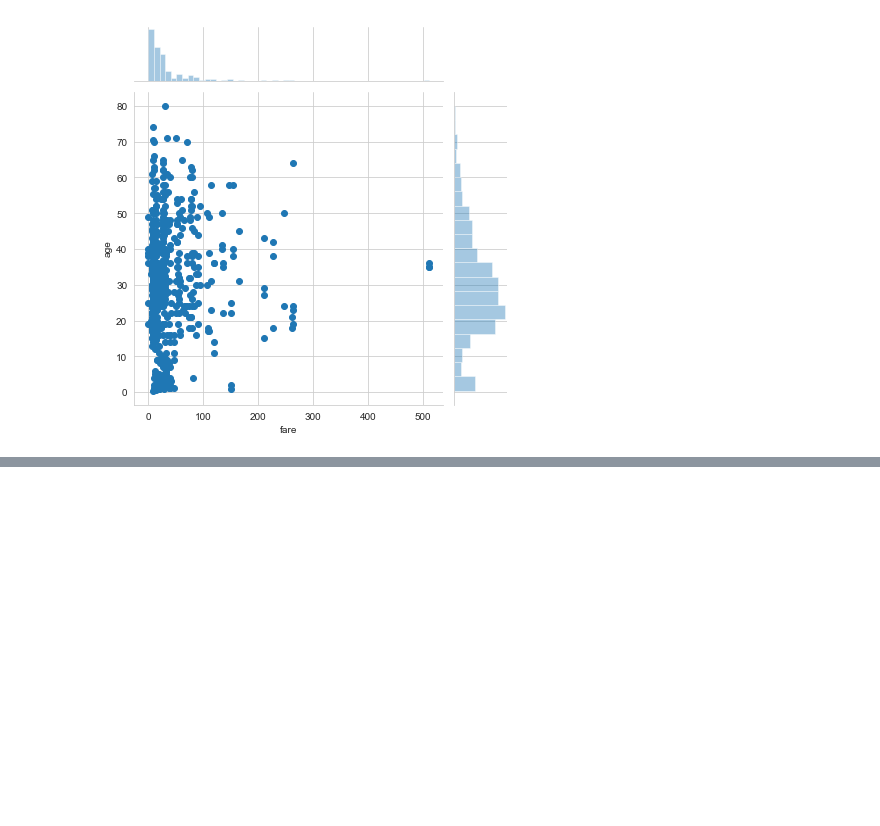
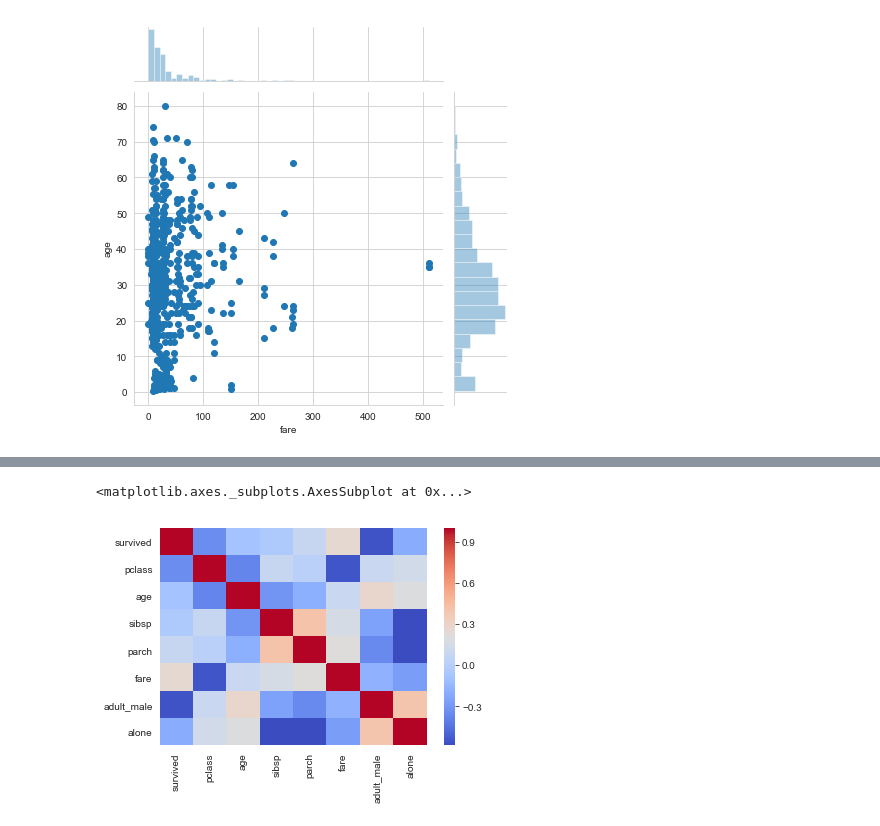
Before and after one commit to sahupankaj10/pyDS_ML_bootcamp, a Jupyter notebook: Data Visualization/seaborn/exercise.ipynb, the cells around one changed output, grey strips where cells are left out. Drawn from its saved outputs; the diff is of its cells as text; code cells hidden in the pictures; blank space fills up the shorter version.

```diff
--- a/Data Visualization/seaborn/exercise.ipynb
+++ b/Data Visualization/seaborn/exercise.ipynb
@@ -22,0 +28,6 @@ sns.jointplot(x='fare', y='age', data=titanic, cmap='coolwarm')
+# %%
+tc = titanic.corr()
+sns.heatmap(data=tc, cmap="coolwarm")
+# %% [output]
+<matplotlib.axes._subplots.AxesSubplot at 0x...>
+[figure, added]
```
Also changed, not shown: parts of 3 cells of this notebook.
